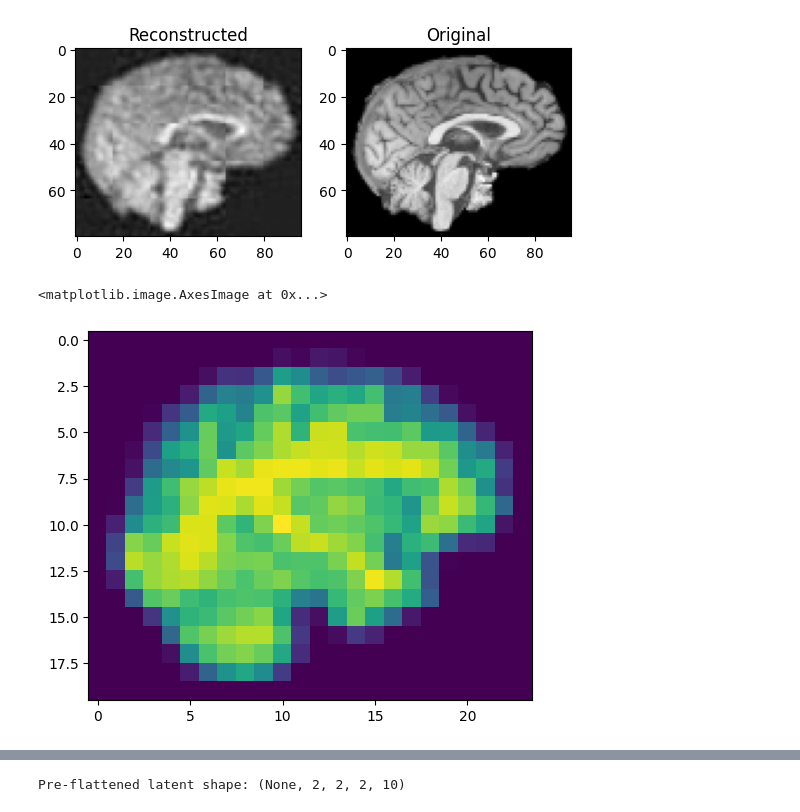
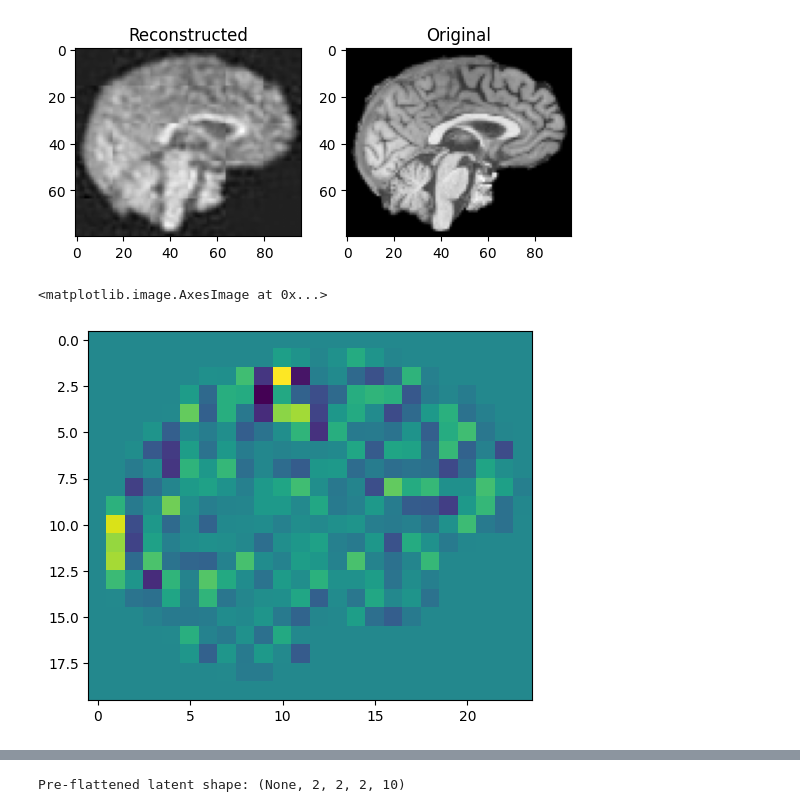
Before and after one commit to Vaakir/unsupervised-deep-learning-bachelor-thesis, a Jupyter notebook: test_pca.ipynb, the cells around one changed output, grey strips where cells are left out. Saved outputs shown, nothing was run; the diff lists cells and outputs as text; code cells hidden in the pictures.

```diff
--- a/test_pca.ipynb
+++ b/test_pca.ipynb
@@ -168,7 +172,7 @@ plot_two(reconstructed_img, train_diff[img_idx]+mean_brain)
 Input shape to PCA: (5, 6, 5, 200) latent dims 30000
 [figure]
 # %%
-plt.imshow(np.rot90(img_pca[5,:,:,1]))
+plt.imshow(np.rot90(img_pca[5,:,:,6]))
 # %% [output]
 <matplotlib.image.AxesImage at 0x...>
-[figure, old version]
+[figure, new version]
```
Also changed, not shown: parts of 2 cells of this notebook, 6 other files.
